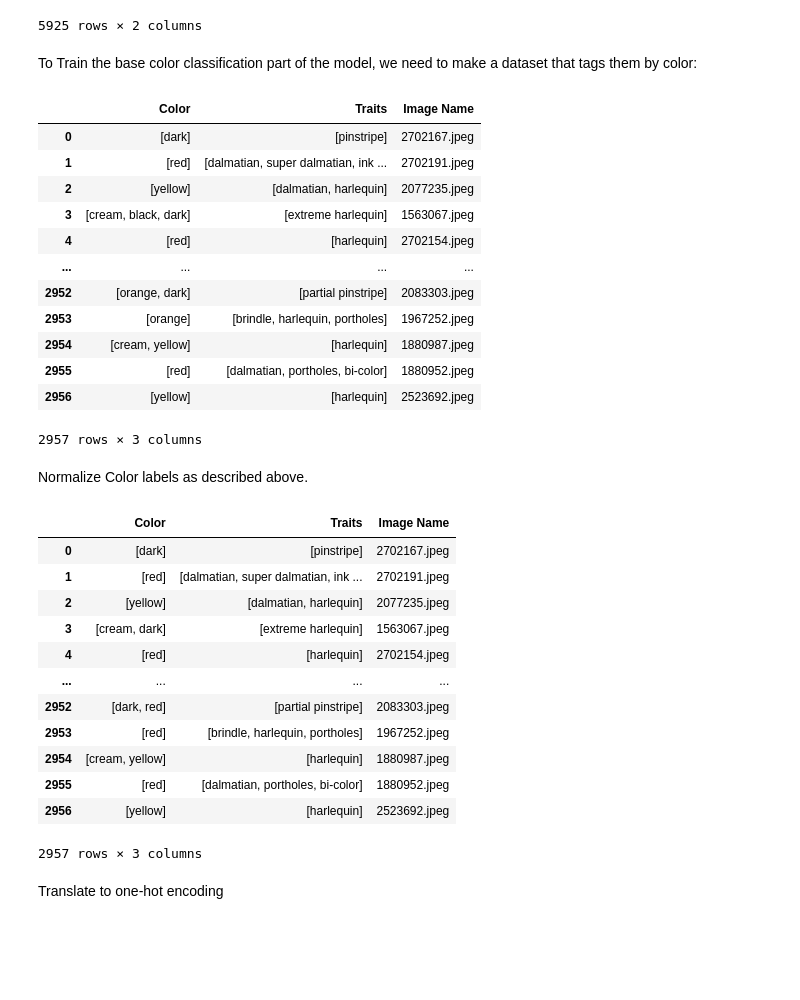
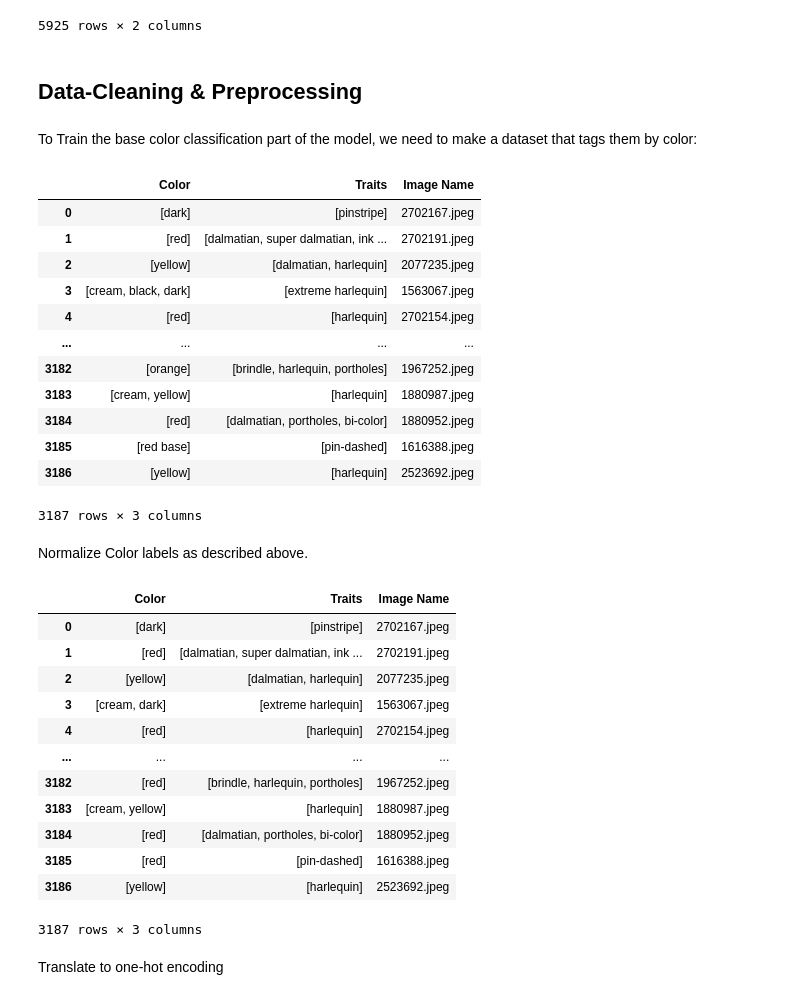
Before and after one commit to AriSinervo/CSE-144-Gecko-Classification-, a Jupyter notebook: Gecko_Morph_Classification.ipynb, the cells around one changed output. Saved outputs shown, nothing was run; the diff lists cells and outputs as text; code cells hidden in the pictures; blank space fills up the shorter version.

```diff
--- a/Gecko_Morph_Classification.ipynb
+++ b/Gecko_Morph_Classification.ipynb
@@ -32,5 +36,5 @@ Load dataset
 # %%
-base_color_tags = ["red", "orange", "yellow", "dark", "black", "lavender", "lav", "brown", "copper", "cream", "white", "creamy", "olive"]
+base_color_tags = ["red", "orange", "yellow", "Tangerine", "dark", "black", "lavender", "lav", "brown", "copper", "cream", "white", "creamy", "olive", "red base", "halloween"]  #"axanthic"
 base_color_labels = ["red", "yellow", "dark", "lavender", "cream", "olive"]
 # %% [markdown]
 We want to sort the raw tags from scraping, the ones listed in `base_color_tags` to fit the tags we want to classify into: `base_color_labels`. For this `dark` covers `black`, `brown`; `red` covers `copper`; `lavender` covers `lav`; and `cream` covers `creamy` and `white`.
@@ -63,6 +70,8 @@ gecko_traits
 | 5923 | [flame, tri-color] | 2662688.jpeg |
 | 5924 | [harlequin, yellow] | 2523692.jpeg |
 5925 rows × 2 columns
+# %% [markdown]
+## Data-Cleaning & Preprocessing
 # %% [markdown]
 To Train the base color classification part of the model, we need to make a dataset that tags them by color:
 # %%
@@ -95,50 +104,52 @@ geckos_by_color
 | 3 | [cream, black, dark] | [extreme harlequin] | 1563067.jpeg |
 | 4 | [red] | [harlequin] | 2702154.jpeg |
 | ... | ... | ... | ... |
-| 2952 | [orange, dark] | [partial pinstripe] | 2083303.jpeg |
-| 2953 | [orange] | [brindle, harlequin, portholes] | 1967252.jpeg |
-| 2954 | [cream, yellow] | [harlequin] | 1880987.jpeg |
-| 2955 | [red] | [dalmatian, portholes, bi-color] | 1880952.jpeg |
-| 2956 | [yellow] | [harlequin] | 2523692.jpeg |
+| 3182 | [orange] | [brindle, harlequin, portholes] | 1967252.jpeg |
+| 3183 | [cream, yellow] | [harlequin] | 1880987.jpeg |
+| 3184 | [red] | [dalmatian, portholes, bi-color] | 1880952.jpeg |
+| 3185 | [red base] | [pin-dashed] | 1616388.jpeg |
+| 3186 | [yellow] | [harlequin] | 2523692.jpeg |
-2957 rows × 3 columns
+3187 rows × 3 columns
 # %% [markdown]
 Normalize Color labels as described above.
 # %%
-redundants = ["black", "lav", "brown", "orange", "copper", "white", "creamy"]
+redundants = ["black", "lav", "brown", "orange", "copper", "white", "creamy", "red base", "halloween", "Tangerine"]
 index = 0
 
 for item in geckos_by_color["Color"]:
     tags_ind = 0
     tags = geckos_by_color.loc[index, "Color"]
     for tag in item:
         if tag in redundants:
-            if tag in ["black", "brown"]:
+            if tag in ["black", "brown", "halloween"]:
                 tags[tags_ind] = "dark"
             elif tag in ["lav"]:
                 tags[tags_ind] = "lavender"
-            elif tag in ["copper", "orange"]:
+            elif tag in ["copper", "orange", "red base", "tangerine"]:
                 tags[tags_ind] = "red"
             elif tag in ["white", "creamy"]:
                 tags[tags_ind] = "cream"
         tags_ind += 1
     geckos_by_color.loc[index, "Color"] = list(np.unique(np.array(tags)))
     index += 1
 
+
+geckos_by_color.to_csv("gecko_by_color.csv")
 geckos_by_color
 # %% [output]
 |  | Color | Traits | Image Name |
 | 0 | [dark] | [pinstripe] | 2702167.jpeg |
 | 1 | [red] | [dalmatian, super dalmatian, ink ... | 2702191.jpeg |
 | 2 | [yellow] | [dalmatian, harlequin] | 2077235.jpeg |
 | 3 | [cream, dark] | [extreme harlequin] | 1563067.jpeg |
 | 4 | [red] | [harlequin] | 2702154.jpeg |
 | ... | ... | ... | ... |
-| 2952 | [dark, red] | [partial pinstripe] | 2083303.jpeg |
-| 2953 | [red] | [brindle, harlequin, portholes] | 1967252.jpeg |
-| 2954 | [cream, yellow] | [harlequin] | 1880987.jpeg |
-| 2955 | [red] | [dalmatian, portholes, bi-color] | 1880952.jpeg |
-| 2956 | [yellow] | [harlequin] | 2523692.jpeg |
+| 3182 | [red] | [brindle, harlequin, portholes] | 1967252.jpeg |
+| 3183 | [cream, yellow] | [harlequin] | 1880987.jpeg |
+| 3184 | [red] | [dalmatian, portholes, bi-color] | 1880952.jpeg |
+| 3185 | [red] | [pin-dashed] | 1616388.jpeg |
+| 3186 | [yellow] | [harlequin] | 2523692.jpeg |
-2957 rows × 3 columns
+3187 rows × 3 columns
 # %% [markdown]
 Translate to one-hot encoding
 # %%
```
Also changed, not shown: parts of 96 cells of this notebook, 4 other files.
